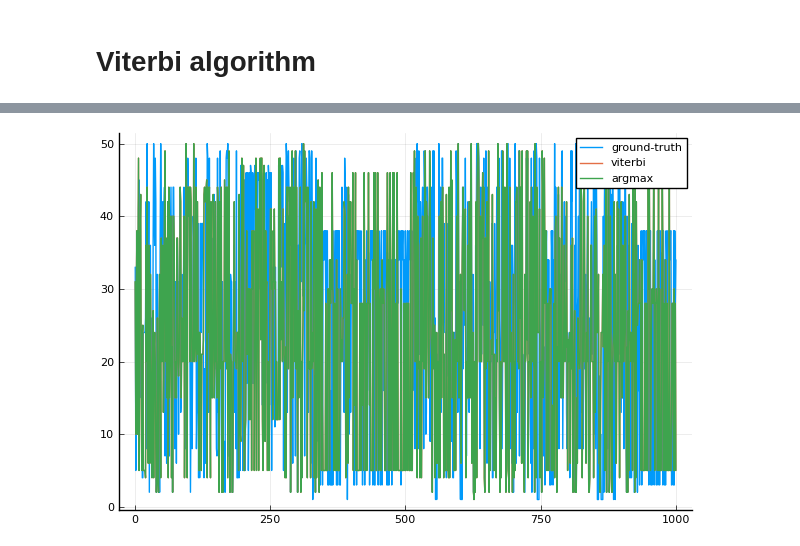
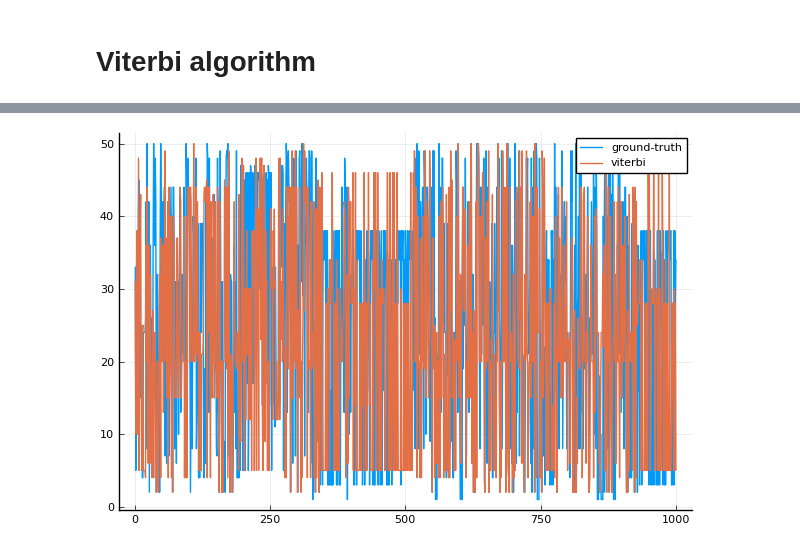
Before and after one commit to matsunagalab/MDToolbox.jl, a Jupyter notebook: notebook/msm_hmm_afm.ipynb, the cells around one changed output, grey strips where cells are left out. Drawn from its saved outputs; the diff is of its cells as text; code cells hidden in the pictures.

```diff
--- a/notebook/msm_hmm_afm.ipynb
+++ b/notebook/msm_hmm_afm.ipynb
@@ -248,7 +244,7 @@ end
 # %%
 pyplot()
 plot(state, line=(1), label="ground-truth")
 plot!(state_estimated, line=(1), label="viterbi", legend=:topright)
-plot!(state_estimated2, line=(1), label="argmax", legend=:topright)
+#plot!(state_estimated2[1:300], line=(1), label="argmax", legend=:topright)
 # %% [output]
-[figure, old version]
+[figure, new version]
```
Also changed, not shown: parts of 13 cells of this notebook.
